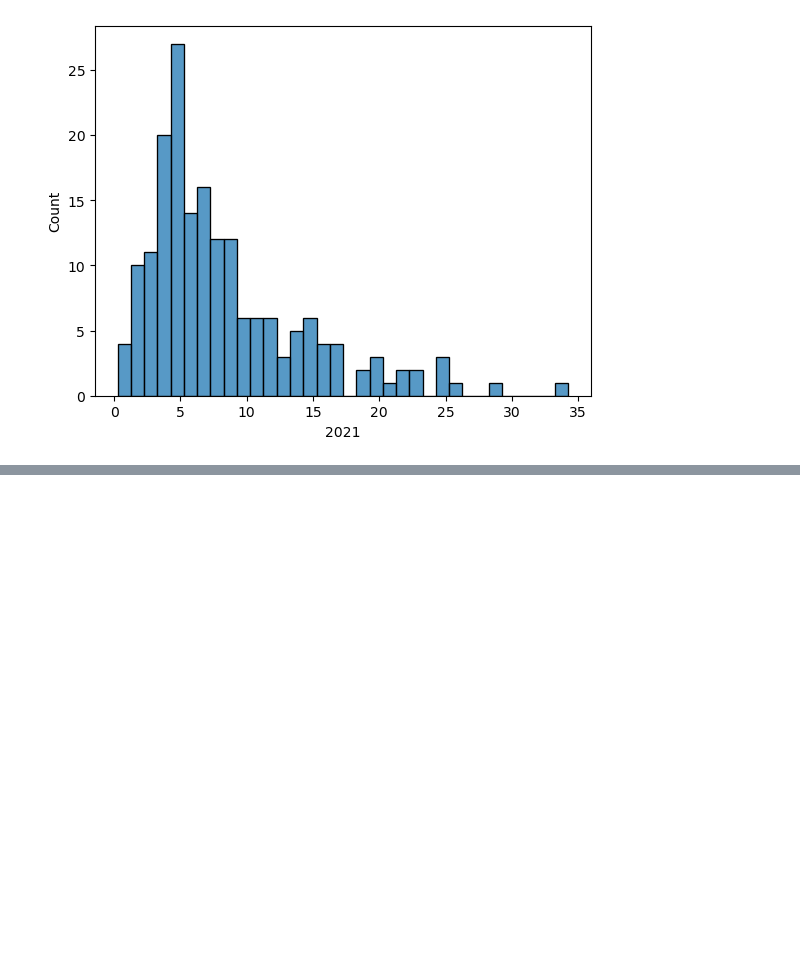
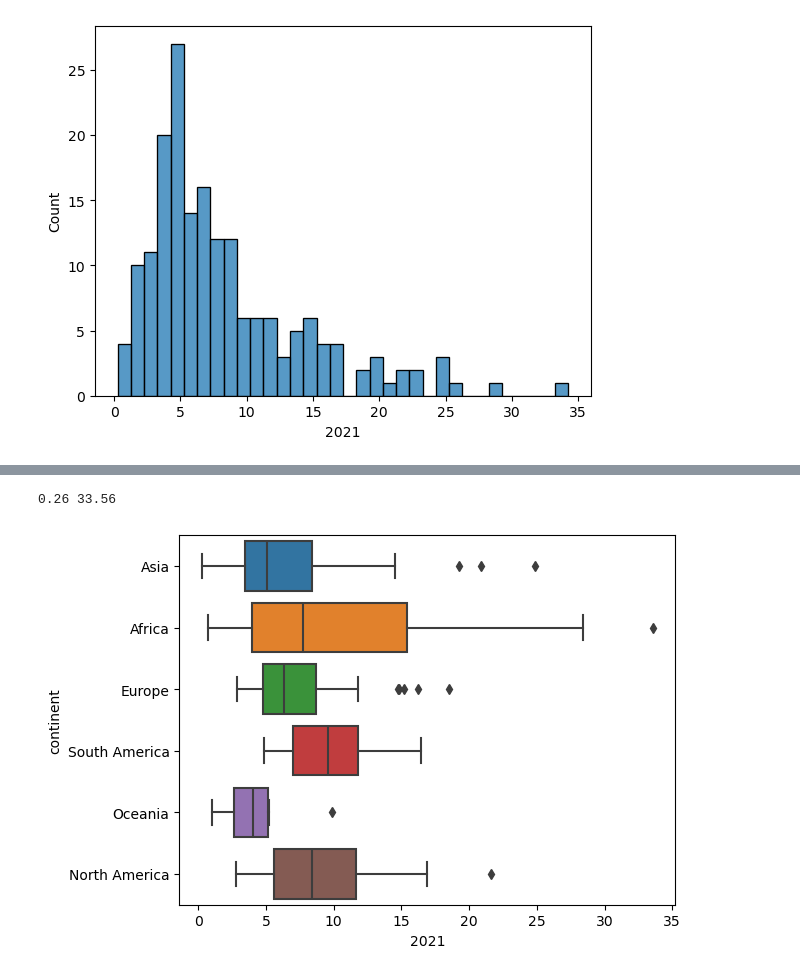
Before and after one commit to saalssall/Exploratory_Data_Analysis, a Jupyter notebook: Exploratory_Data_Analysis.ipynb, the cells around one changed output, grey strips where cells are left out. Drawn from its saved outputs; the diff is of its cells as text; code cells hidden in the pictures; blank space fills up the shorter version.

Commit message:
Add data validation techniques for a data set

```diff
--- a/Exploratory_Data_Analysis.ipynb
+++ b/Exploratory_Data_Analysis.ipynb
@@ -75,0 +95,5 @@ plt.show()
+# %%
+# Update the data type of the 2019 column to a float
+unemployment["2019"] = unemployment["2019"].astype(object)
+# Print the dtypes to check your work
+print(unemployment.dtypes)
@@ -75,0 +117,4 @@ plt.show()
+# %%
+# Update the data type of the 2019 column to a float
+unemployment["2019"] = unemployment["2019"].astype(float)
+print(unemployment.dtypes)
@@ -75,0 +162,10 @@ plt.show()
+# %%
+# Print the minimum and maximum unemployment rates during 2021
+print(unemployment["2021"].min(), unemployment["2021"].max())
+
+# Create a boxplot of 2021 unemployment rates, broken down by continent
+sns.boxplot(data=unemployment, x='2021', y='continent')
+plt.show()
+# %% [output]
+0.26 33.56
+[figure, added]
```
Also changed, not shown: parts of 4 cells of this notebook.
